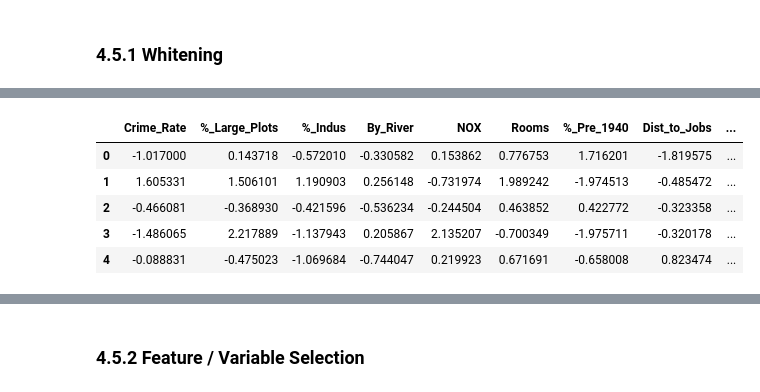
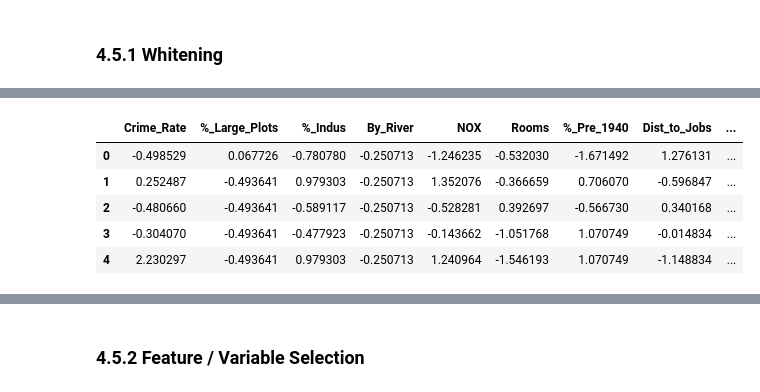
Before and after one commit to ConorHogan/MachineLearning-and-Statistics-Project, a Jupyter notebook: Machine-Learning-and-Statistics-Project-Notebook.ipynb, the cells around one changed output, grey strips where cells are left out. Drawn from its saved outputs; the diff is of its cells as text; code cells hidden in the pictures.

```diff
--- a/Machine-Learning-and-Statistics-Project-Notebook.ipynb
+++ b/Machine-Learning-and-Statistics-Project-Notebook.ipynb
@@ -1557,12 +1570,15 @@ In an attempt to further tune the model an achieve better results I will add two
+# %%
+wx_test_scaled.head()
+# %% [output]
+|  | Crime_Rate | %_Large_Plots | %_Indus | By_River | NOX | Rooms | %_Pre_1940 | Dist_to_Jobs | ... |
+| 0 | -0.498529 | 0.067726 | -0.780780 | -0.250713 | -1.246235 | -0.532030 | -1.671492 | 1.276131 | ... |
+| 1 | 0.252487 | -0.493641 | 0.979303 | -0.250713 | 1.352076 | -0.366659 | 0.706070 | -0.596847 | ... |
+| 2 | -0.480660 | -0.493641 | -0.589117 | -0.250713 | -0.528281 | 0.392697 | -0.566730 | 0.340168 | ... |
+| 3 | -0.304070 | -0.493641 | -0.477923 | -0.250713 | -0.143662 | -1.051768 | 1.070749 | -0.014834 | ... |
+| 4 | 2.230297 | -0.493641 | 0.979303 | -0.250713 | 1.240964 | -1.546193 | 1.070749 | -1.148834 | ... |
 # %%
+# perform PCA on Normalised training set
 pca = dec.PCA(n_components=13, whiten=True)
-pca.fit(x_train)
-x_train_white = pd.DataFrame(pca.transform(x_train), columns=x_input.columns)
-x_train_white.head()
+pca.fit(wx_train_scaled)
+w_train_whitened = pd.DataFrame(pca.transform(wx_train_scaled), columns=wx_train_scaled.columns)
+w_test_whitened = pd.DataFrame(pca.transform(wx_test_scaled), columns=wx_test_scaled.columns)
-# %% [output]
-|  | Crime_Rate | %_Large_Plots | %_Indus | By_River | NOX | Rooms | %_Pre_1940 | Dist_to_Jobs | ... |
-| 0 | -1.017000 | 0.143718 | -0.572010 | -0.330582 | 0.153862 | 0.776753 | 1.716201 | -1.819575 | ... |
-| 1 | 1.605331 | 1.506101 | 1.190903 | 0.256148 | -0.731974 | 1.989242 | -1.974513 | -0.485472 | ... |
-| 2 | -0.466081 | -0.368930 | -0.421596 | -0.536234 | -0.244504 | 0.463852 | 0.422772 | -0.323358 | ... |
-| 3 | -1.486065 | 2.217889 | -1.137943 | 0.205867 | 2.135207 | -0.700349 | -1.975711 | -0.320178 | ... |
-| 4 | -0.088831 | -0.475023 | -1.069684 | -0.744047 | 0.219923 | 0.671691 | -0.658008 | 0.823474 | ... |
```
Also changed, not shown: parts of 45 cells of this notebook.
